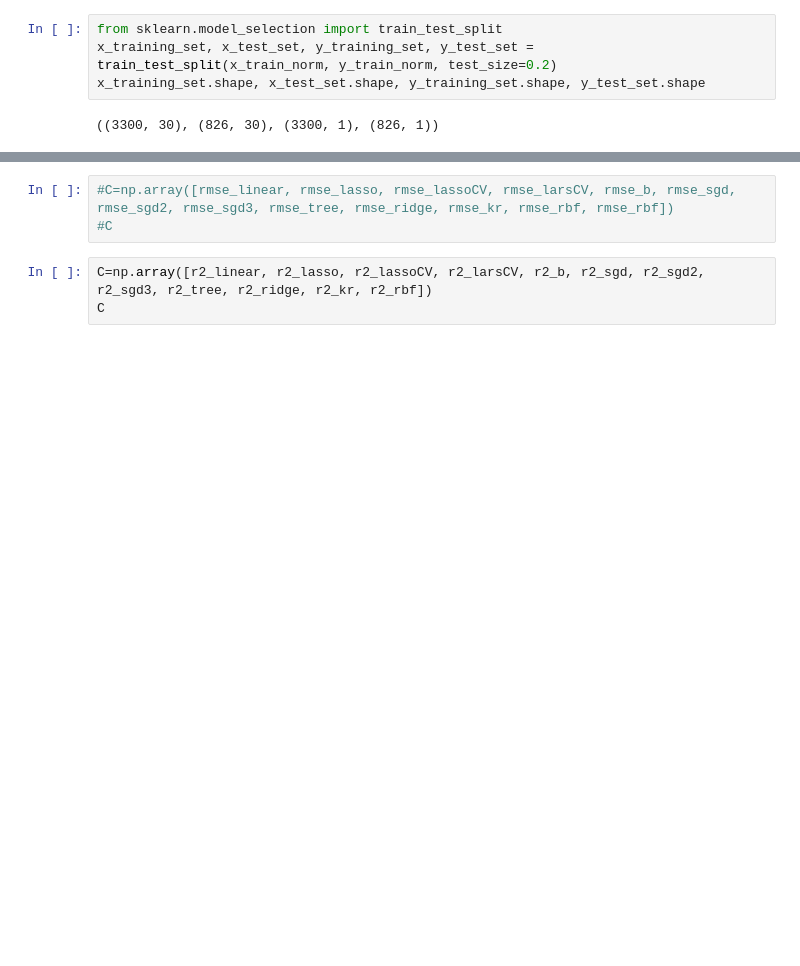
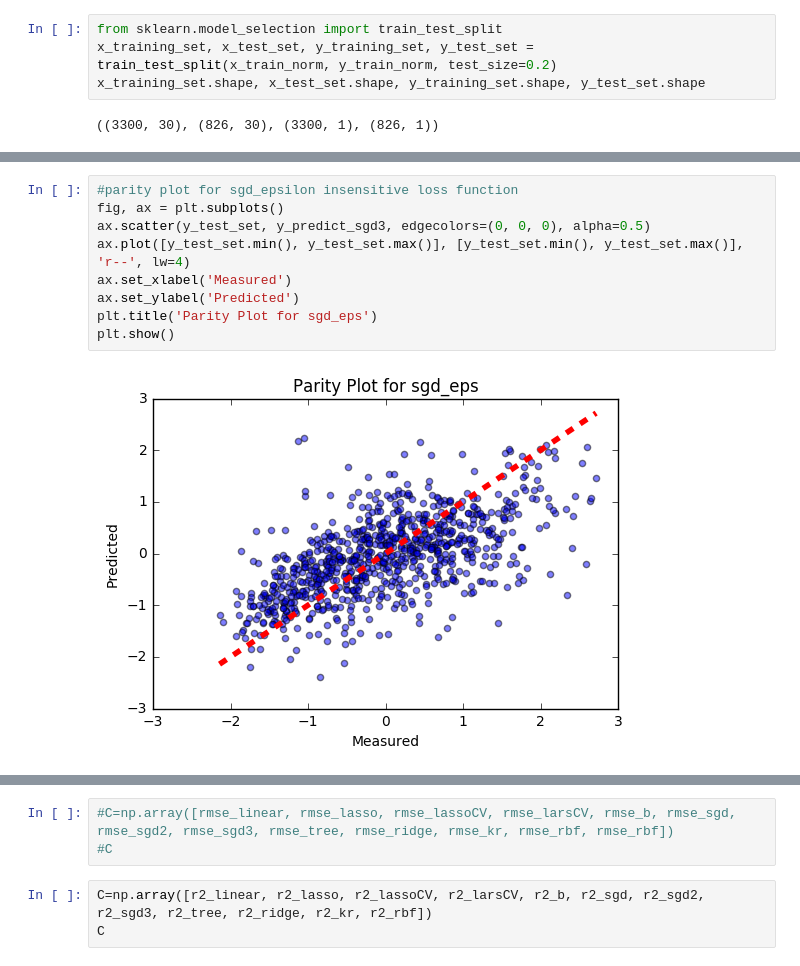
Before and after one commit to BeckResearchLab/MPexplo, a Jupyter notebook: extra-o-matic/melting points_positive r2 score_parity plots.ipynb, the cells around one changed output, grey strips where cells are left out. Cells and saved outputs as stored; diff of their text form; blank space fills up the shorter version.

```diff
--- a/extra-o-matic/melting points_positive r2 score_parity plots.ipynb
+++ b/extra-o-matic/melting points_positive r2 score_parity plots.ipynb
@@ -518,0 +466,11 @@ mae for svm.sig in true space: 183612.095272
+# %%
+#parity plot for sgd_epsilon insensitive loss function
+fig, ax = plt.subplots()
+ax.scatter(y_test_set, y_predict_sgd3, edgecolors=(0, 0, 0), alpha=0.5)
+ax.plot([y_test_set.min(), y_test_set.max()], [y_test_set.min(), y_test_set.max()], 'r--', lw=4)
+ax.set_xlabel('Measured')
+ax.set_ylabel('Predicted')
+plt.title('Parity Plot for sgd_eps')
+plt.show()
+# %% [output]
+[figure, added]
```
Also changed, not shown: parts of 70 cells of this notebook.
